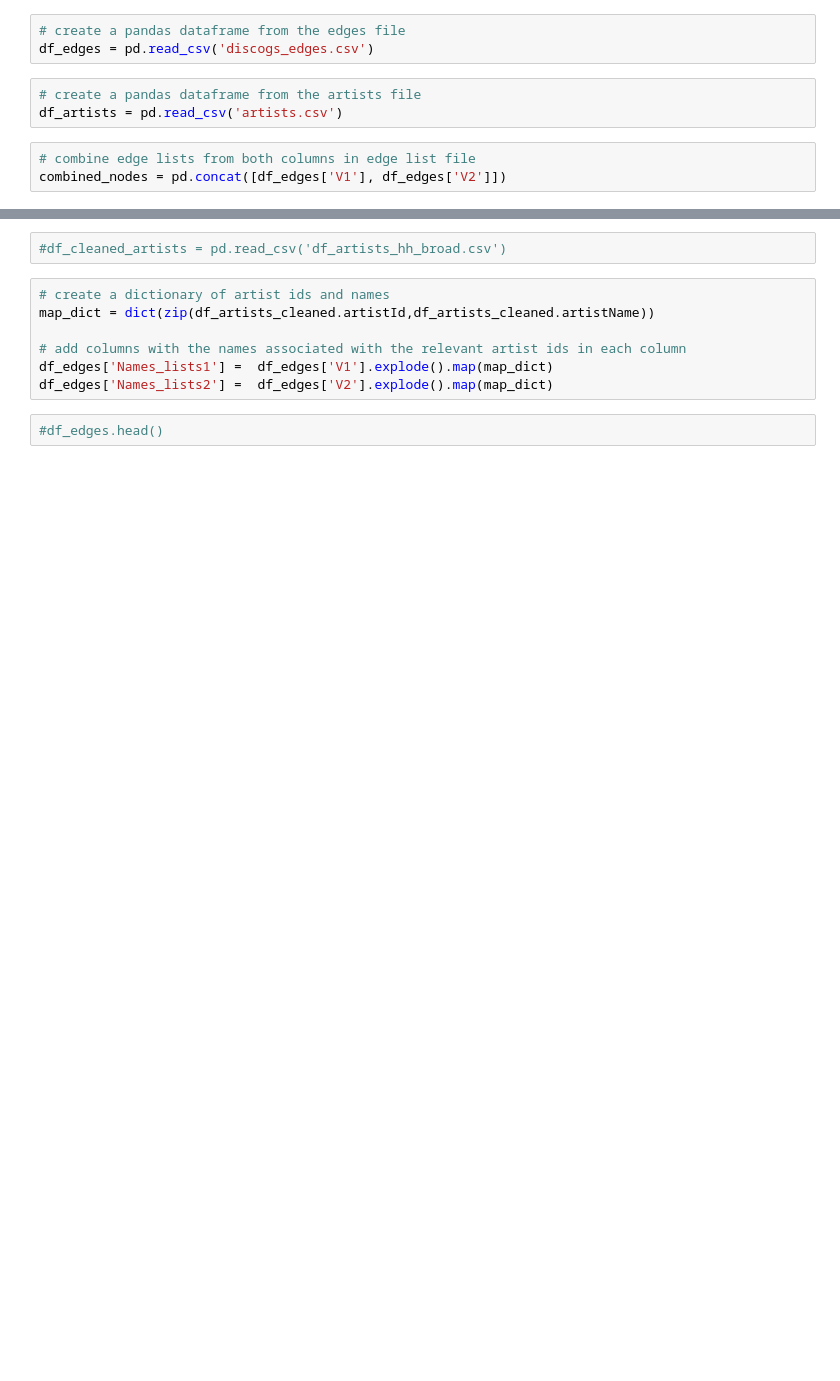
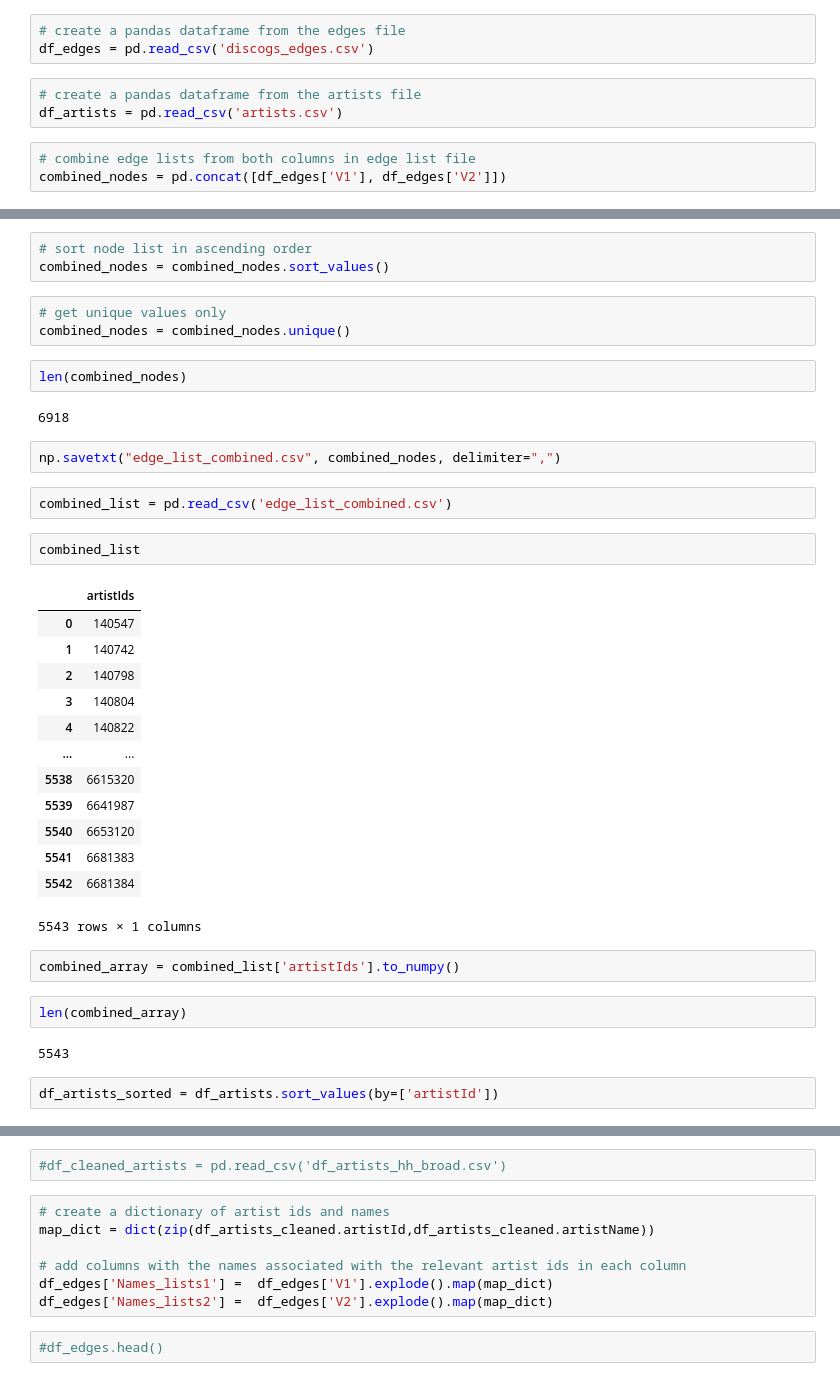
Before and after one commit to portis123/hiphopcollabnetworks, a Jupyter notebook: Converting edge list to names list.ipynb, the cells around one changed output, grey strips where cells are left out. Saved outputs shown, nothing was run; the diff lists cells and outputs as text; blank space fills up the shorter version.

```diff
--- a/Converting edge list to names list.ipynb
+++ b/Converting edge list to names list.ipynb
@@ -23,0 +16,38 @@ df_artists_cleaned.reset_index(drop=True, inplace=True)
+# %%
+# sort node list in ascending order
+combined_nodes = combined_nodes.sort_values()
+# %%
+# get unique values only
+combined_nodes = combined_nodes.unique()
+# %%
+len(combined_nodes)
+# %% [output]
+6918
+# %%
+np.savetxt("edge_list_combined.csv", combined_nodes, delimiter=",")
+# %%
+combined_list = pd.read_csv('edge_list_combined.csv')
+# %%
+combined_list
+# %% [output]
+|  | artistIds |
+| 0 | 140547 |
+| 1 | 140742 |
+| 2 | 140798 |
+| 3 | 140804 |
+| 4 | 140822 |
+| ... | ... |
+| 5538 | 6615320 |
+| 5539 | 6641987 |
+| 5540 | 6653120 |
+| 5541 | 6681383 |
+| 5542 | 6681384 |
+5543 rows × 1 columns
+# %%
+combined_array = combined_list['artistIds'].to_numpy()
+# %%
+len(combined_array)
+# %% [output]
+5543
+# %%
+df_artists_sorted = df_artists.sort_values(by=['artistId'])
```
Also changed, not shown: parts of 15 cells of this notebook.
